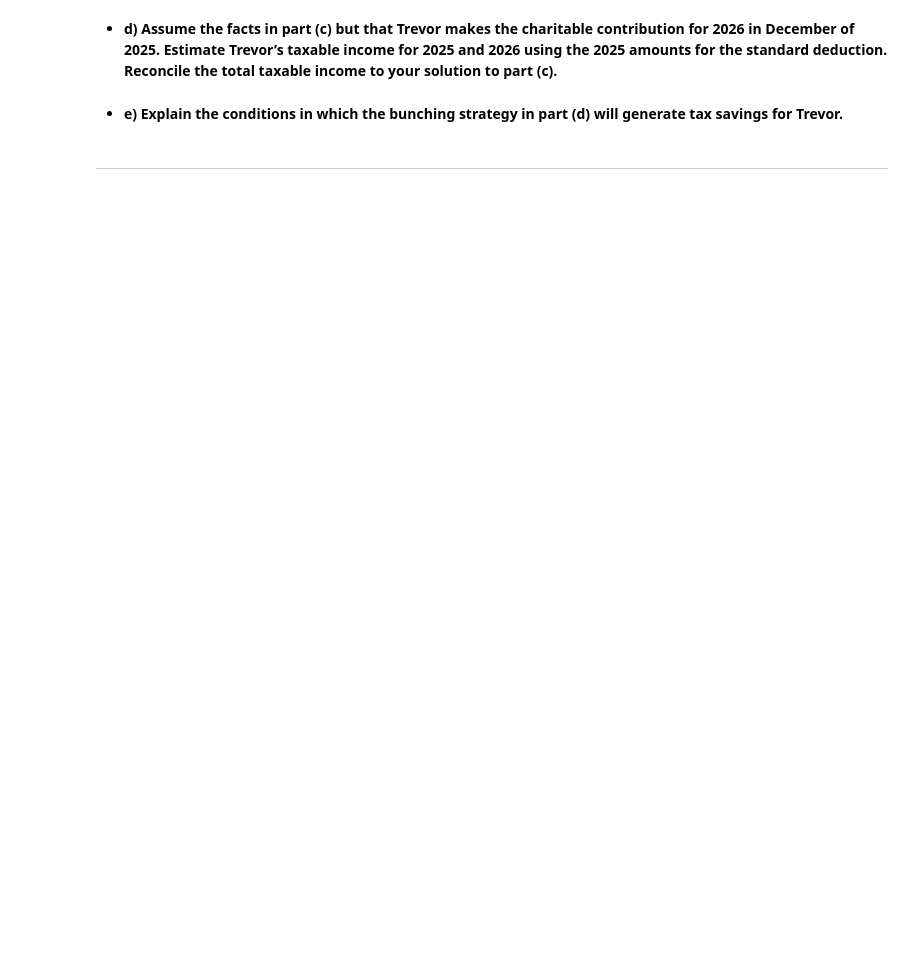
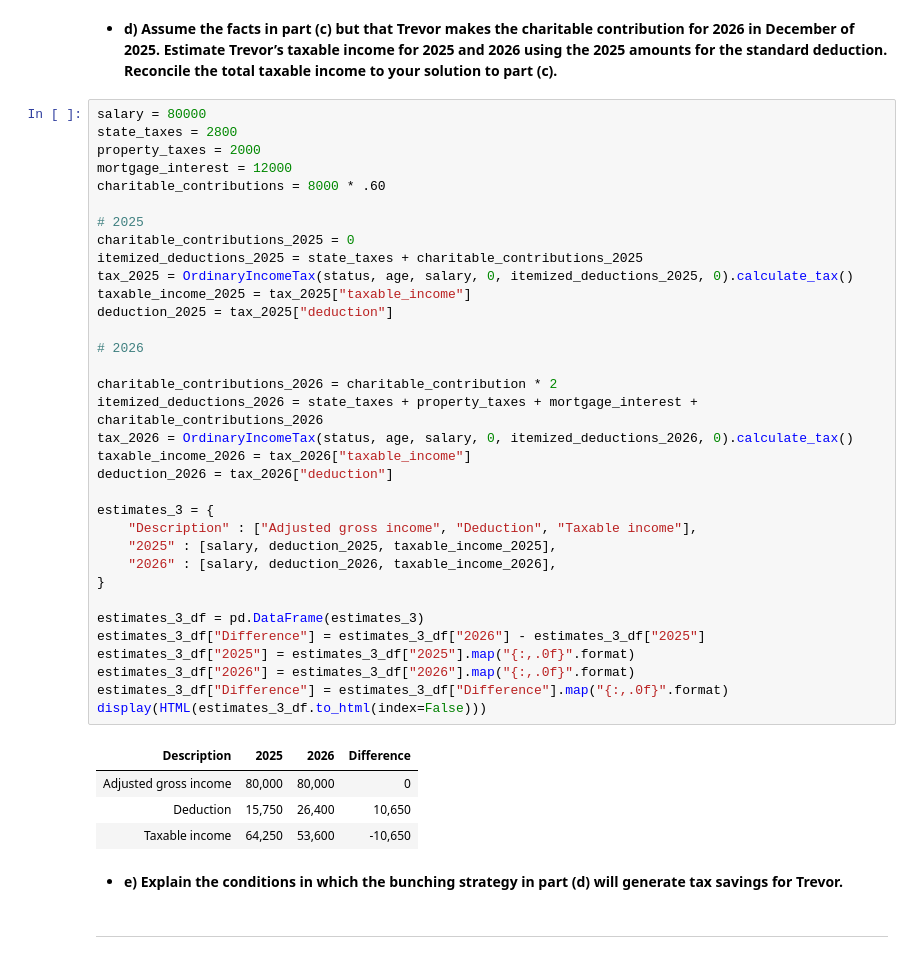
Before and after one commit to ekmartinez/Federal_Taxation, a Jupyter notebook: 05_Individual_Deductions/05_Individual_Deductions_Exercises.ipynb, the cells around one changed output. Drawn from its saved outputs; the diff is of its cells as text; blank space fills up the shorter version.

```diff
--- a/05_Individual_Deductions/05_Individual_Deductions_Exercises.ipynb
+++ b/05_Individual_Deductions/05_Individual_Deductions_Exercises.ipynb
@@ -1173,5 +1209,44 @@ display(HTML(estimates_2_df.to_html(index=False)))
 # %% [markdown]
 - **d) Assume the facts in part (c) but that Trevor makes the charitable contribution for 2026 in December of 2025. Estimate Trevor’s taxable income for 2025 and 2026 using the 2025 amounts for the standard deduction. Reconcile the total taxable income to your solution to part (c).**
+# %%
+salary = 80000
+state_taxes = 2800
+property_taxes = 2000
+mortgage_interest = 12000
+charitable_contributions = 8000 * .60
+
+# 2025
+charitable_contributions_2025 = 0
+itemized_deductions_2025 = state_taxes + charitable_contributions_2025
+tax_2025 = OrdinaryIncomeTax(status, age, salary, 0, itemized_deductions_2025, 0).calculate_tax()
+taxable_income_2025 = tax_2025["taxable_income"]
+deduction_2025 = tax_2025["deduction"]
+
+# 2026
+
+charitable_contributions_2026 = charitable_contribution * 2
+itemized_deductions_2026 = state_taxes + property_taxes + mortgage_interest + charitable_contributions_2026
+tax_2026 = OrdinaryIncomeTax(status, age, salary, 0, itemized_deductions_2026, 0).calculate_tax()
+taxable_income_2026 = tax_2026["taxable_income"]
+deduction_2026 = tax_2026["deduction"]
+
+estimates_3 = {
+    "Description" : ["Adjusted gross income", "Deduction", "Taxable income"],
+    "2025" : [salary, deduction_2025, taxable_income_2025],
+    "2026" : [salary, deduction_2026, taxable_income_2026],
+}
+
+estimates_3_df = pd.DataFrame(estimates_3)
+estimates_3_df["Difference"] = estimates_3_df["2026"] - estimates_3_df["2025"]
+estimates_3_df["2025"] = estimates_3_df["2025"].map("{:,.0f}".format)
+estimates_3_df["2026"] = estimates_3_df["2026"].map("{:,.0f}".format)
+estimates_3_df["Difference"] = estimates_3_df["Difference"].map("{:,.0f}".format)
+display(HTML(estimates_3_df.to_html(index=False)))
+# %% [output]
+| Description | 2025 | 2026 | Difference |
+| Adjusted gross income | 80,000 | 80,000 | 0 |
+| Deduction | 15,750 | 26,400 | 10,650 |
+| Taxable income | 64,250 | 53,600 | -10,650 |
 # %% [markdown]
 - **e) Explain the conditions in which the bunching strategy in part (d) will generate tax savings for Trevor.**
 # %% [markdown]
```
Also changed, not shown: parts of 1 cell of this notebook.
